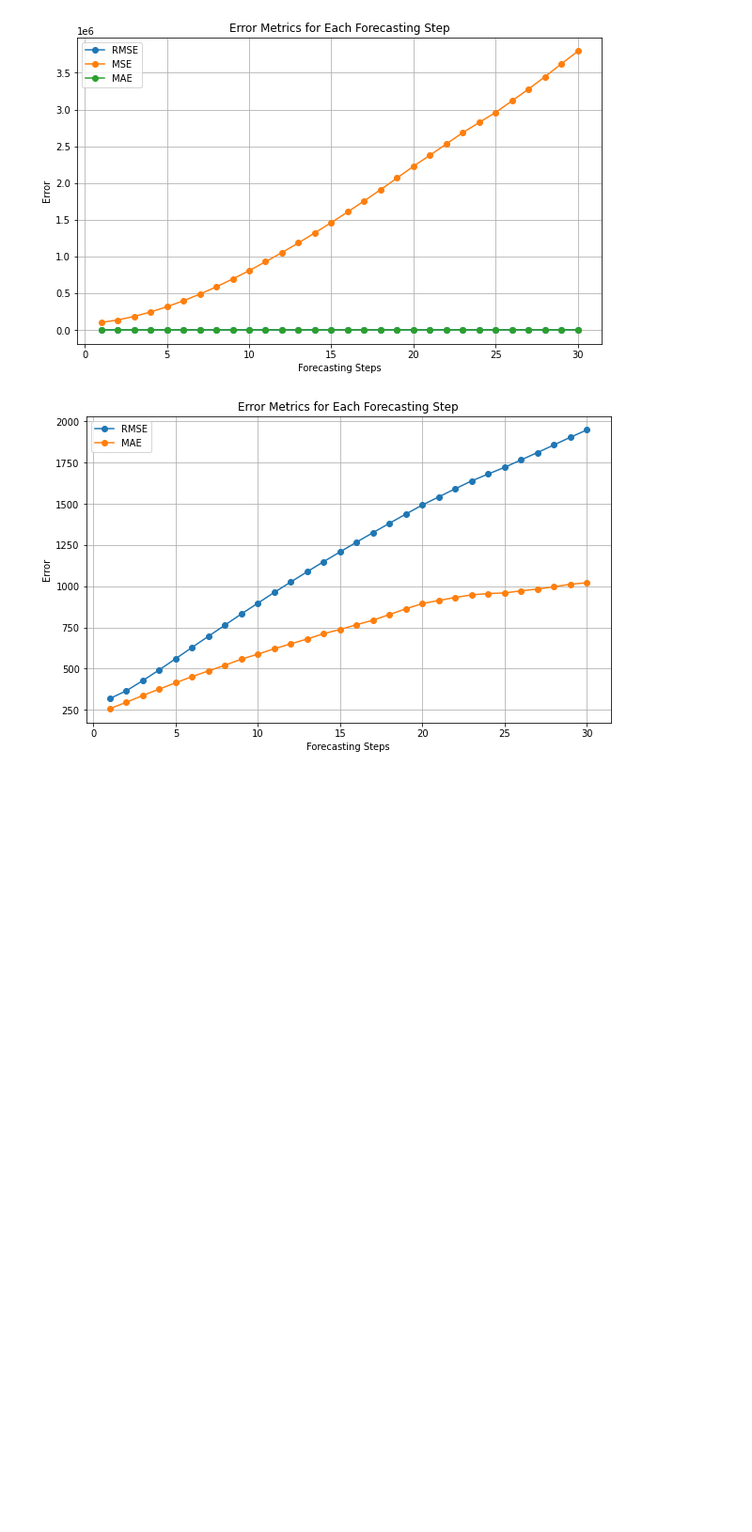
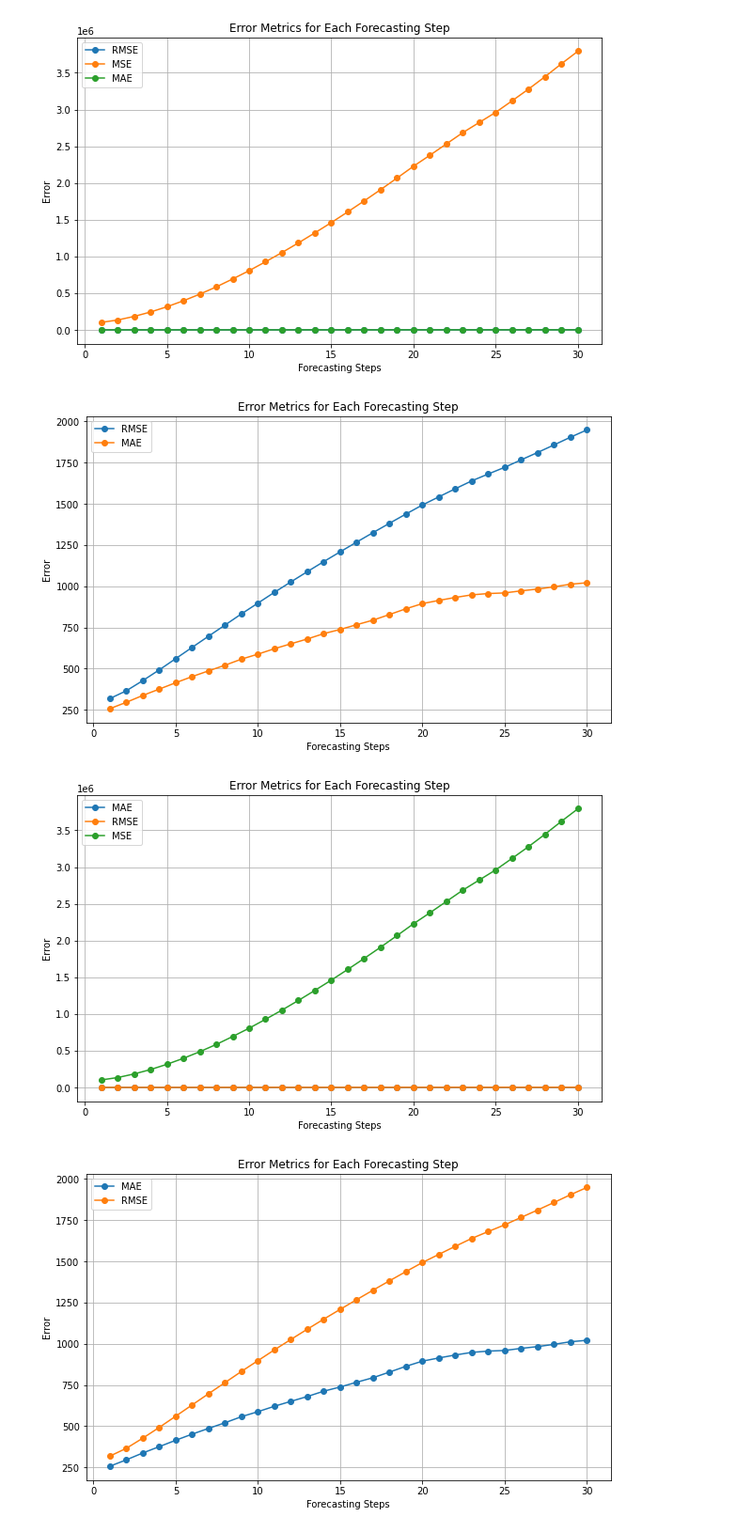
Before and after one commit to hayatu4islam/Adaptive_Fault_Detection, a Jupyter notebook: Fault Detection with Iterative LSTM Models-Phy_CPS.ipynb, the cells around one changed output. Shown at 94% size. Cells and saved outputs as stored; diff of their text form; code cells hidden in the pictures; blank space fills up the shorter version.

```diff
--- a/Fault Detection with Iterative LSTM Models-Phy_CPS.ipynb
+++ b/Fault Detection with Iterative LSTM Models-Phy_CPS.ipynb
@@ -419,3 +419,27 @@ plt.grid(True)
 plt.show()
 # %% [output]
 [figure]
+# %%
+plt.figure(figsize=(10, 6))
+plt.plot(range(1, n_forecast_steps + 1), errors['mae'], marker='o', label='MAE')
+plt.plot(range(1, n_forecast_steps + 1), errors['rmse'], marker='o', label='RMSE')
+plt.plot(range(1, n_forecast_steps + 1), errors['mse'], marker='o', label='MSE')
+plt.xlabel('Forecasting Steps')
+plt.ylabel('Error')
+plt.title('Error Metrics for Each Forecasting Step')
+plt.legend()
+plt.grid(True)
+plt.show()
+
+plt.figure(figsize=(10, 6))
+plt.plot(range(1, n_forecast_steps + 1), errors['mae'], marker='o', label='MAE')
+plt.plot(range(1, n_forecast_steps + 1), errors['rmse'], marker='o', label='RMSE')
+plt.xlabel('Forecasting Steps')
+plt.ylabel('Error')
+plt.title('Error Metrics for Each Forecasting Step')
+plt.legend()
+plt.grid(True)
+plt.show()
+# %% [output]
+[figure, added]
+[figure, added]
```
Also changed, not shown: parts of 2 cells of this notebook.
